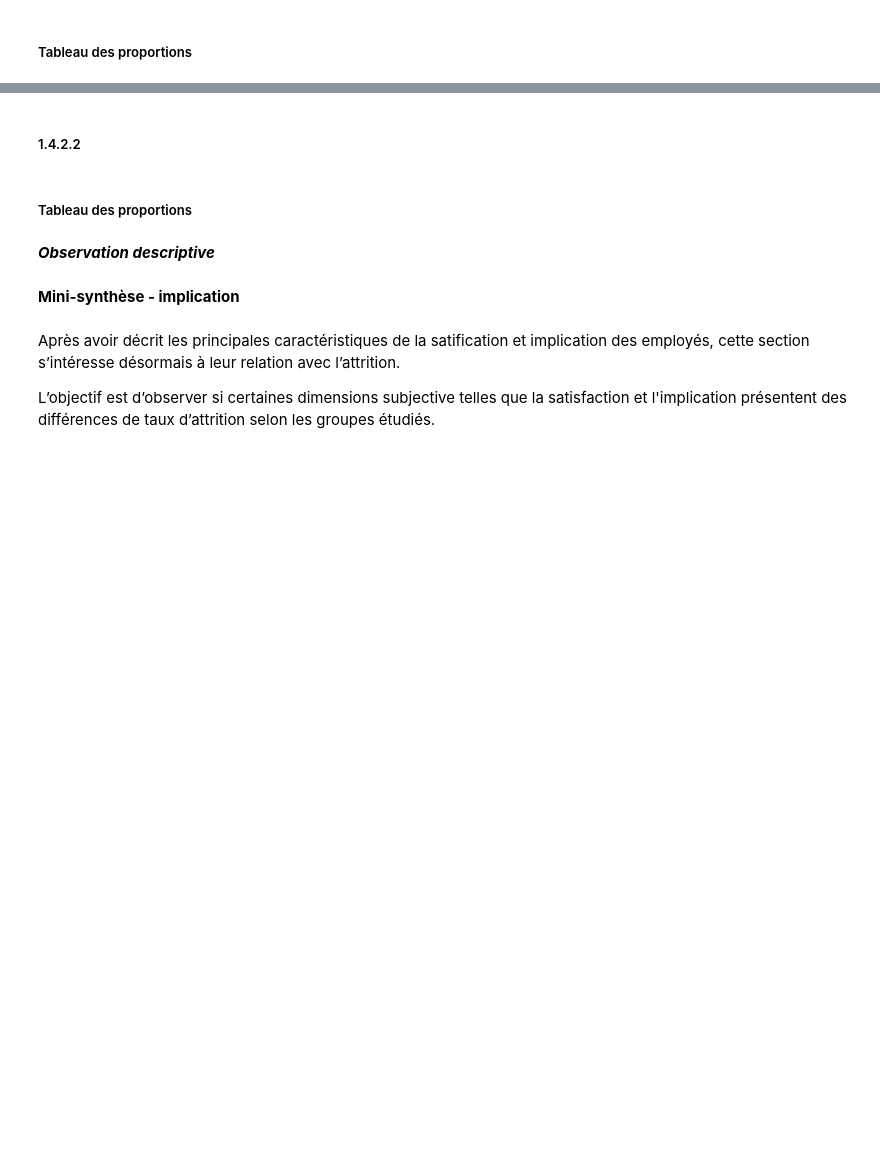
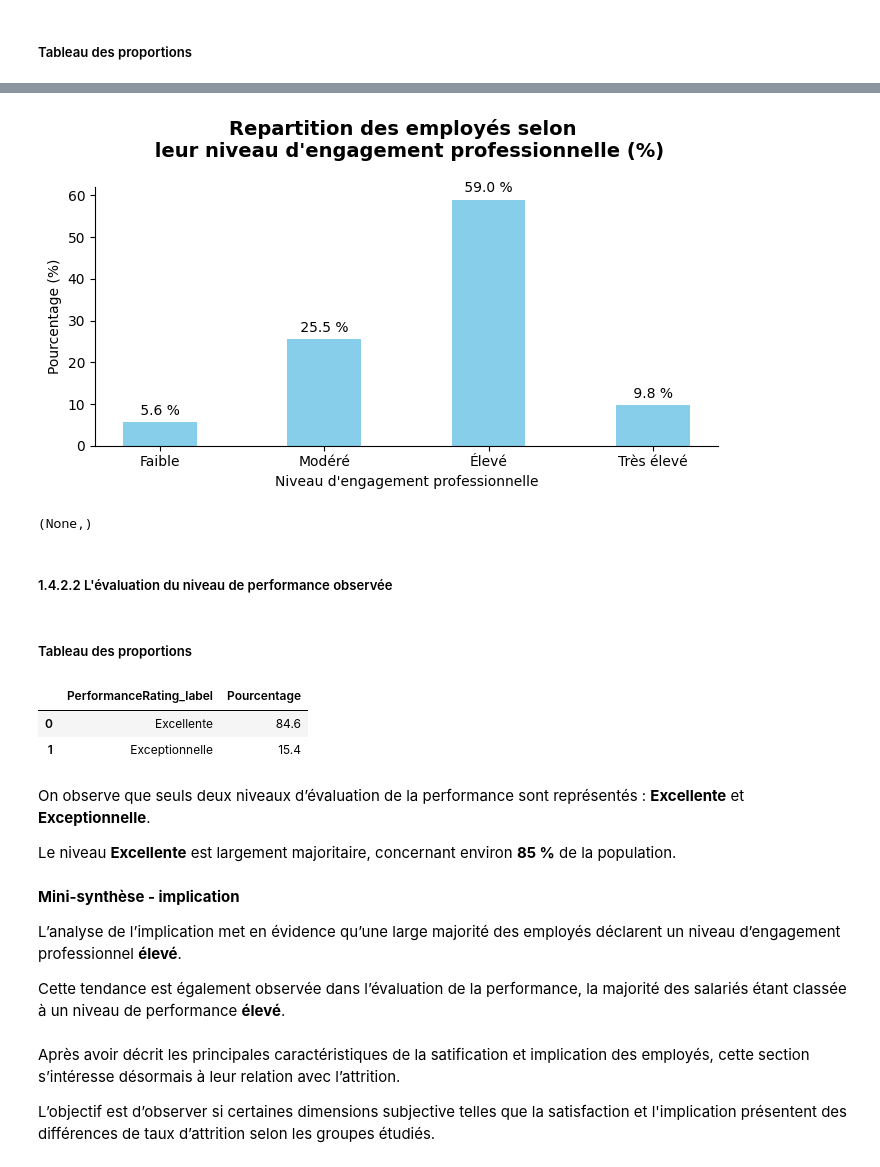
Before and after one commit to Kemuri15/employee-attrition-analysis, a Jupyter notebook: notebooks/05_axe_3_satisfaction_implication.ipynb, the cells around one changed output, grey strips where cells are left out. Drawn from its saved outputs; the diff is of its cells as text; code cells hidden in the pictures; blank space fills up the shorter version.

```diff
--- a/notebooks/05_axe_3_satisfaction_implication.ipynb
+++ b/notebooks/05_axe_3_satisfaction_implication.ipynb
@@ -194,2 +440,8 @@ Ces variables sont analysées de manière descriptive afin de caractériser la d
 # %% [markdown]
 ##### Tableau des proportions
+# %%
+jobInvolvement_count = value_counts_percent(df_satisfaction_implication["JobInvolvement_label"])
+display(jobInvolvement_count)
+
+display(f"La moyenne du niveau d'engagement des employés est de {df_satisfaction_implication["JobInvolvement"].mean().round(2)} soit une implication qui tend vers un niveau élevé")
+display(f"La médiane du niveau d'engagement des employés est de {df_satisfaction_implication["JobInvolvement"].median().round(2)} soit une une implication d'un niveau élevé")
@@ -200,11 +466,71 @@ Ces variables sont analysées de manière descriptive afin de caractériser la d
+# %%
+# Catégorie ordonnées
+## nettoyé
+jobInvolvement_count["JobInvolvement_label"] = (jobInvolvement_count["JobInvolvement_label"].astype(str).str.strip().replace({"Trés élevé": "Très élevé"}))
+
+## ordre
+ordre_jobInvolvement = ["Faible", "Modéré", "Élevé", "Très élevé"]
+
+## Convertir
+jobInvolvement_count["JobInvolvement_label"] = pd.Categorical(
+    jobInvolvement_count["JobInvolvement_label"],
+    categories=ordre_jobInvolvement,
+    ordered=True
+)
+
+# Trier
+jobInvolvement_count = jobInvolvement_count.sort_values("JobInvolvement_label", ascending=True)
+
+fig, ax = plt.subplots(figsize=(7,4))
+
+ax.spines["top"].set_visible(False)
+ax.spines["right"].set_visible(False)
+
+# données
+x = np.arange(len(jobInvolvement_count.index))
+y = jobInvolvement_count["Pourcentage"]
+
+# Barplot
+bars = ax.bar(x, y, width=0.45, color="skyblue")
+
+# Pourcentage affiché
+ax.bar_label(bars, labels=[f'{v : .1F} % ' for v in y], padding=3)
+
+# Axes et labels
+
+ax.set_xticks(x)
+ax.set_xticklabels(jobInvolvement_count["JobInvolvement_label"])
+
+ax.set_xlabel("Niveau d'engagement professionnelle")
+ax.set_ylabel("Pourcentage (%)")
+ax.set_title("Repartition des employés selon \n leur niveau d'engagement professionnelle (%)\n ", fontsize=14, fontweight="bold")
+
+fig.tight_layout()
+plt.show(),
+# %% [output]
+[figure, added]
+(None,)
 # %% [markdown]
-##### 1.4.2.2
+##### 1.4.2.2 L'évaluation du niveau de performance observée
 # %% [markdown]
 ##### Tableau des proportions
+# %%
+performanceRating_count = value_counts_percent(df_satisfaction_implication["PerformanceRating_label"])
+performanceRating_count
+# %% [output]
+|  | PerformanceRating_label | Pourcentage |
+| 0 | Excellente | 84.6 |
+| 1 | Exceptionnelle | 15.4 |
 # %% [markdown]
-***Observation descriptive***
+On observe que seuls deux niveaux d’évaluation de la performance sont représentés : **Excellente** et **Exceptionnelle**.
+
+Le niveau **Excellente** est largement majoritaire, concernant environ **85 %** de la population.
 # %% [markdown]
 **Mini-synthèse - implication**
+
+L’analyse de l’implication met en évidence qu’une large majorité des employés déclarent un niveau d’engagement professionnel **élevé**.
+
+Cette tendance est également observée dans l’évaluation de la performance, la majorité des salariés étant classée à un niveau de performance **élevé**.
 # %% [markdown]
 Après avoir décrit les principales caractéristiques de la satification et implication des employés, cette section s’intéresse désormais à leur relation avec l’attrition.
 
```
Also changed, not shown: parts of 34 cells of this notebook, 1 other file.
